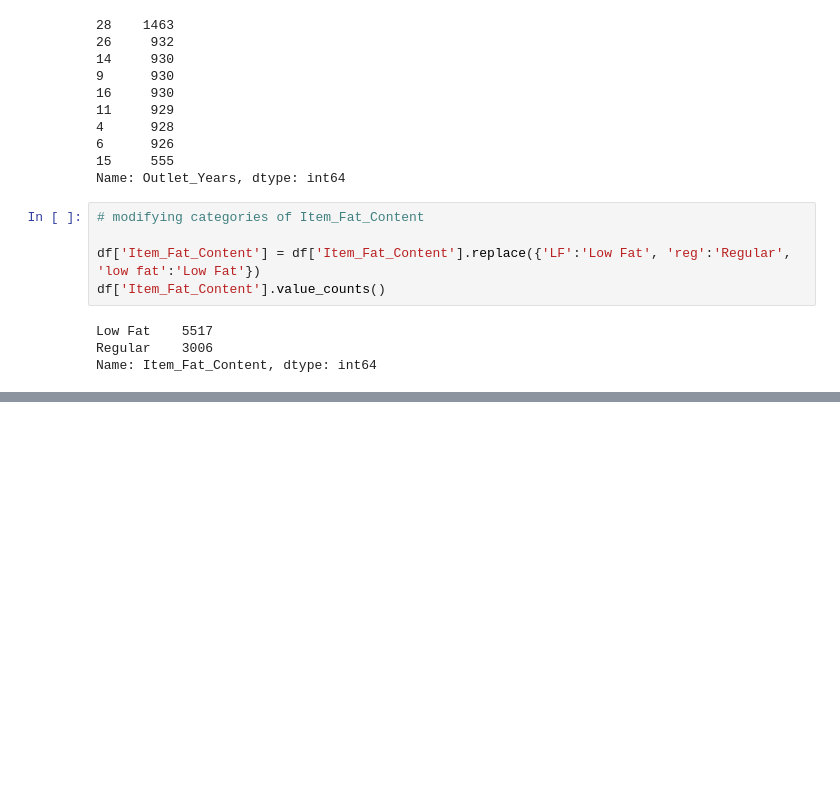
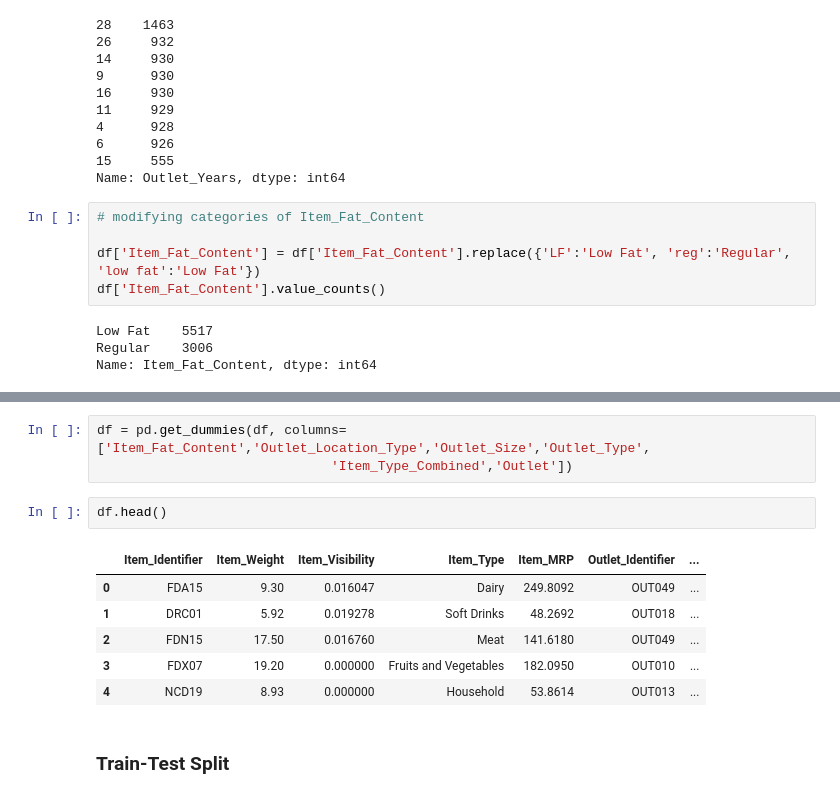
Before and after one commit to ShaunakSen/Data-Science-and-Machine-Learning, a Jupyter notebook: Machine_Learning_Interpretibility.ipynb, the cells around one changed output, grey strips where cells are left out. Drawn from its saved outputs; the diff is of its cells as text; blank space fills up the shorter version.

```diff
--- a/Machine_Learning_Interpretibility.ipynb
+++ b/Machine_Learning_Interpretibility.ipynb
@@ -222,0 +276,14 @@ Name: Item_Fat_Content, dtype: int64
+# %%
+df = pd.get_dummies(df, columns=['Item_Fat_Content','Outlet_Location_Type','Outlet_Size','Outlet_Type',
+                              'Item_Type_Combined','Outlet'])
+# %%
+df.head()
+# %% [output]
+|  | Item_Identifier | Item_Weight | Item_Visibility | Item_Type | Item_MRP | Outlet_Identifier | ... |
+| 0 | FDA15 | 9.30 | 0.016047 | Dairy | 249.8092 | OUT049 | ... |
+| 1 | DRC01 | 5.92 | 0.019278 | Soft Drinks | 48.2692 | OUT018 | ... |
+| 2 | FDN15 | 17.50 | 0.016760 | Meat | 141.6180 | OUT049 | ... |
+| 3 | FDX07 | 19.20 | 0.000000 | Fruits and Vegetables | 182.0950 | OUT010 | ... |
+| 4 | NCD19 | 8.93 | 0.000000 | Household | 53.8614 | OUT013 | ... |
+# %% [markdown]
+### Train-Test Split
```
Also changed, not shown: parts of 24 cells of this notebook.
